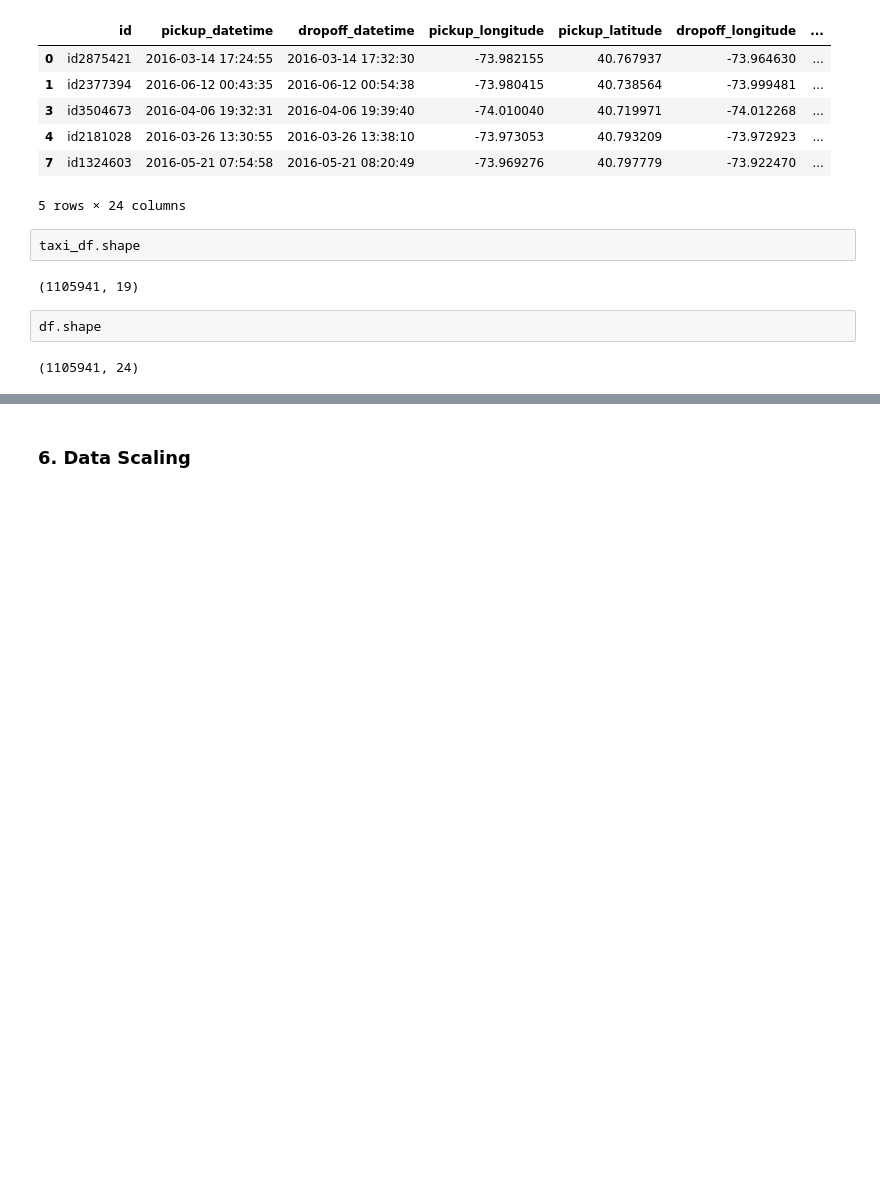
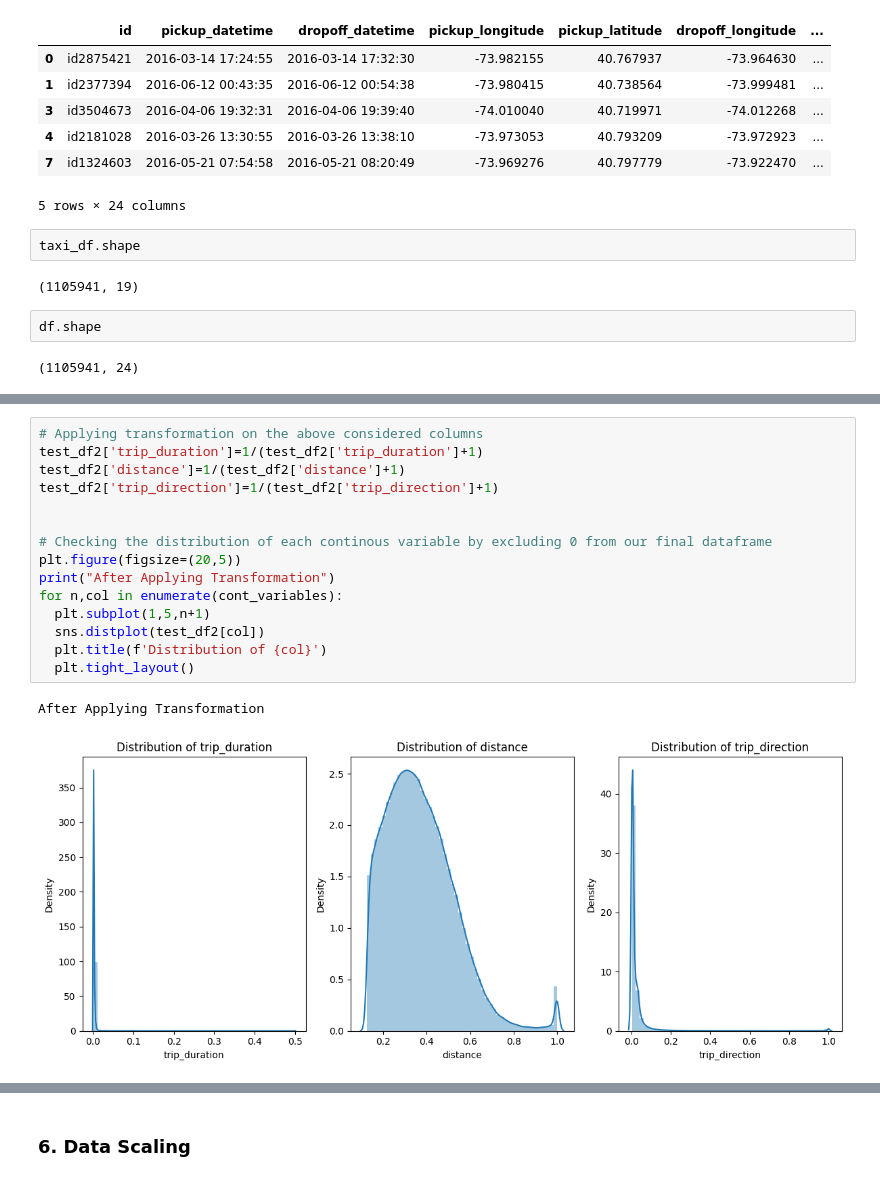
Before and after one commit to Navjotkhatri/NYC-Taxi-Trip-Time-Prediction, a Jupyter notebook: NYC_Taxi_Trip_Time_Prediction.ipynb, the cells around one changed output, grey strips where cells are left out. Saved outputs shown, nothing was run; the diff lists cells and outputs as text; blank space fills up the shorter version.

```diff
--- a/NYC_Taxi_Trip_Time_Prediction.ipynb
+++ b/NYC_Taxi_Trip_Time_Prediction.ipynb
@@ -1403,0 +1440,18 @@ NameError: ignored
+# %%
+# Applying transformation on the above considered columns
+test_df2['trip_duration']=1/(test_df2['trip_duration']+1)
+test_df2['distance']=1/(test_df2['distance']+1)
+test_df2['trip_direction']=1/(test_df2['trip_direction']+1)
+
+
+# Checking the distribution of each continous variable by excluding 0 from our final dataframe
+plt.figure(figsize=(20,5))
+print("After Applying Transformation")
+for n,col in enumerate(cont_variables):
+  plt.subplot(1,5,n+1)
+  sns.distplot(test_df2[col])
+  plt.title(f'Distribution of {col}')
+  plt.tight_layout()
+# %% [output]
+After Applying Transformation
+[figure, added]
```
Also changed, not shown: parts of 19 cells of this notebook.
